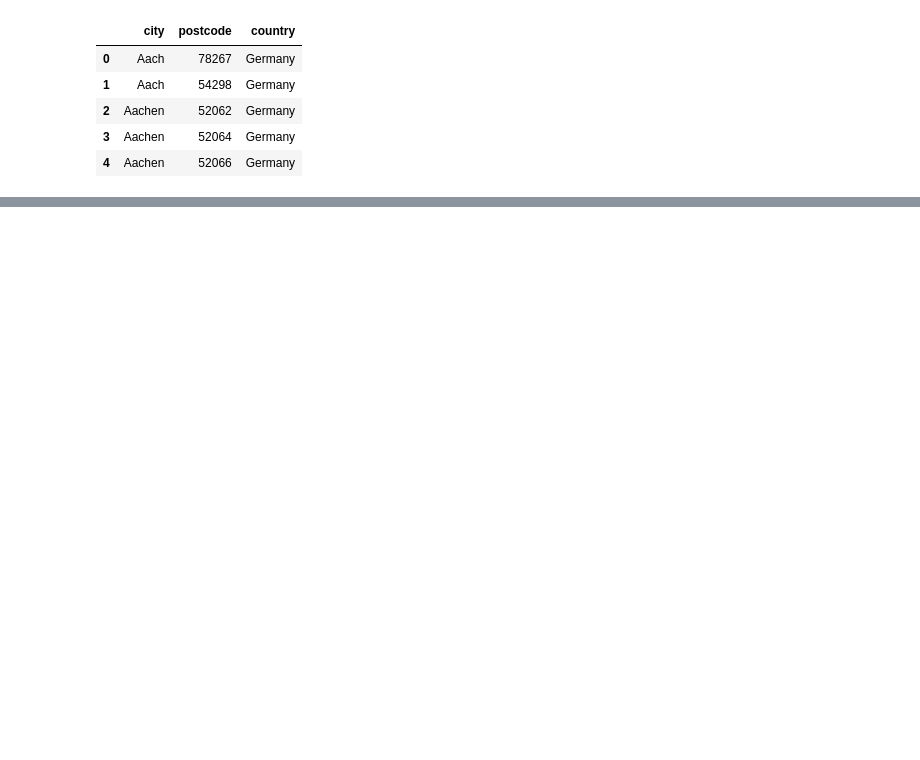
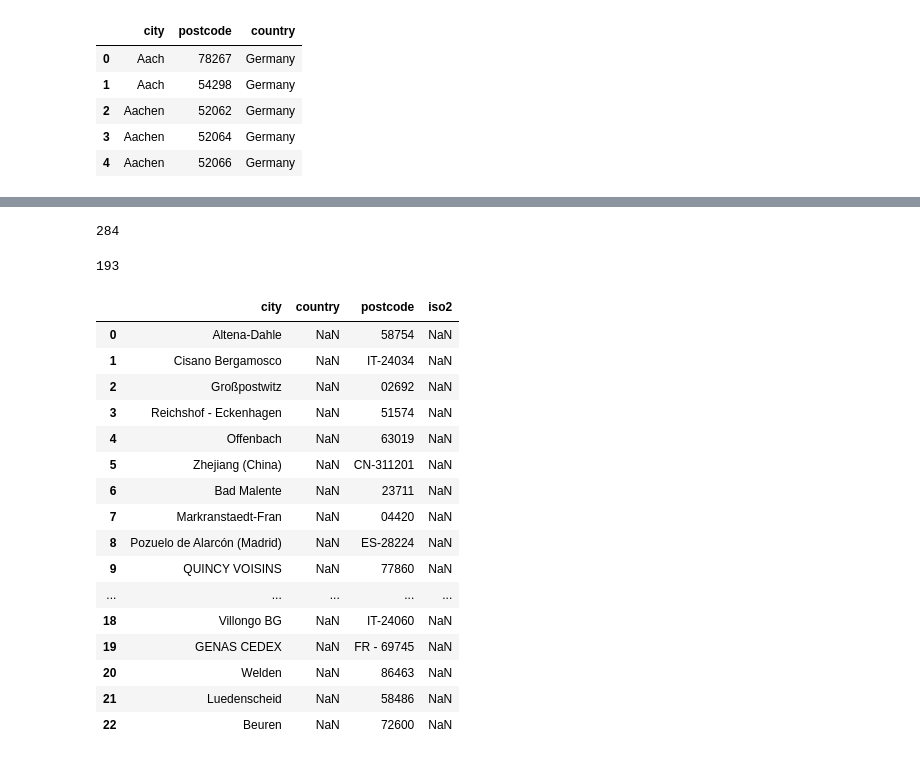
Before and after one commit to virginiaperdomoc/Delivery-Performance-Dashboard, a Jupyter notebook: lieferzeile.ipynb, the cells around one changed output, grey strips where cells are left out. Saved outputs shown, nothing was run; the diff lists cells and outputs as text; code cells hidden in the pictures; blank space fills up the shorter version.

```diff
--- a/lieferzeile.ipynb
+++ b/lieferzeile.ipynb
@@ -359,7 +305,3 @@ joined_df.head()
 | 2 | K00016 | 40063526 | EB19/3307 | Berlin | Germany | 13437 | Höttges | 2019-12-13 | ... |
 | 3 | K00268 | 27602381 | EB19/2763 | Salzweg | Germany | 94121 | Electrovac Hacht & Huber GmbH | 2019-12-13 | ... |
 | 4 | K03974 | HES0076418 | EB19/2849 | Cisano Bergamosco | NaN | IT-24034 | M.S. Ambrogio S.p.A. | 2020-10-01 | ... |
-# %%
-# we're now merging going to try to fill up all the NaN values in country
-joined_df=pd.merge(joined_df,cities, on="city", how="left") #.drop(columns="city_y").rename(columns={"city_x": "city", "country":"country2"})
-joined_df.head()
@@ -373,10 +308,12 @@ joined_df.head()
 # %%
-# let's verify the rows with NaN values in the country column and try to fill them up
-is_NaN = joined_df.isnull()
+# let's verify the rows with NaN values in the country column and try to fill them up with the cities dataframe
+is_NaN = joined_df[["city", "country"]].isnull()
 row_has_NaN = is_NaN.any(axis=1)
 rows_with_NaN = joined_df[row_has_NaN]
-rows_with_NaN=pd.merge(rows_with_NaN,cities, on="city", how="left").drop(columns="country_x").rename(columns={"country_y": "country2"})
-rows_with_NaN.insert(4, 'country',rows_with_NaN["country2"])
-rows_with_NaN=rows_with_NaN.drop(columns="country2")
-rows_with_NaN.isnull().sum()
+rows_with_NaN=rows_with_NaN[["city", "country"]].reset_index(drop=True)
+rows_with_NaN
+
+# create new_countries dataframe with the rows where a country was assigned
+new_countries=pd.merge(rows_with_NaN,cities, on="city", how="left").drop(columns="country_x").rename(columns={"country_y":"country"}).dropna().drop_duplicates(keep='first').reset_index(drop=True)
+new_countries
 # %% [output]
@@ -440,0 +337,44 @@ deliveries2
+# %%
+#check for null values
+joined_df.country.isnull().sum()
+# %% [output]
+284
+# %%
+# merge new_countries with joined_df and fill up empty cells in country column
+joined_df=pd.merge(joined_df, new_countries, on="city", how="left")
+joined_df.loc[joined_df['country_x'].isnull(),'country_x'] = joined_df['country_y'] # replace NaN values with values from a column of another dataframe
+joined_df=joined_df.rename(columns={"country_x":"country"}).drop(columns=["country_y"])
+joined_df.head()
+
+#check for remaining null values
+joined_df.country.isnull().sum()
+# almost one hundred rows were matched
+# %% [output]
+193
+# %%
+# let's verify again for null values in country
+is_NaN = joined_df[["city", "country", "postcode"]].isnull()
+row_has_NaN = is_NaN.any(axis=1)
+rows_with_NaN = joined_df[row_has_NaN]
+rows_with_NaN=rows_with_NaN[["city", "country", "postcode", "iso2"]].drop_duplicates(keep='first').reset_index(drop=True)
+rows_with_NaN
+# as we can see, there are some inconsistencies in the city column: combination of city name a country name or county name, wrong use of capital letters, typos, among others.
+# since some postcodes include the ISO2 country code, making it easier to identify the country, we will first tackle this.
+# %% [output]
+|  | city | country | postcode | iso2 |
+| 0 | Altena-Dahle | NaN | 58754 | NaN |
+| 1 | Cisano Bergamosco | NaN | IT-24034 | NaN |
+| 2 | Großpostwitz | NaN | 02692 | NaN |
+| 3 | Reichshof - Eckenhagen | NaN | 51574 | NaN |
+| 4 | Offenbach | NaN | 63019 | NaN |
+| 5 | Zhejiang (China) | NaN | CN-311201 | NaN |
+| 6 | Bad Malente | NaN | 23711 | NaN |
+| 7 | Markranstaedt-Fran | NaN | 04420 | NaN |
+| 8 | Pozuelo de Alarcón (Madrid) | NaN | ES-28224 | NaN |
+| 9 | QUINCY VOISINS | NaN | 77860 | NaN |
+| ... | ... | ... | ... | ... |
+| 18 | Villongo BG | NaN | IT-24060 | NaN |
+| 19 | GENAS CEDEX | NaN | FR - 69745 | NaN |
+| 20 | Welden | NaN | 86463 | NaN |
+| 21 | Luedenscheid | NaN | 58486 | NaN |
+| 22 | Beuren | NaN | 72600 | NaN |
```
Also changed, not shown: parts of 29 cells of this notebook.
